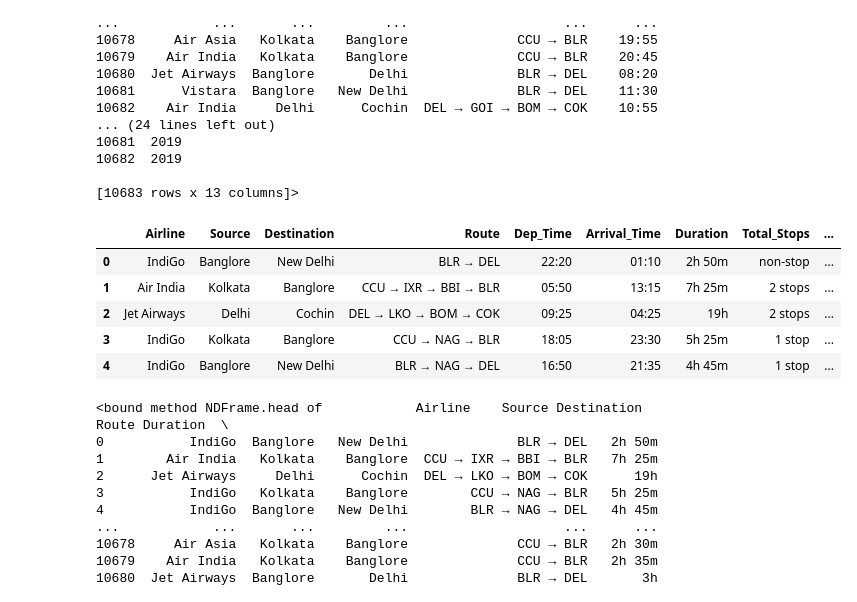
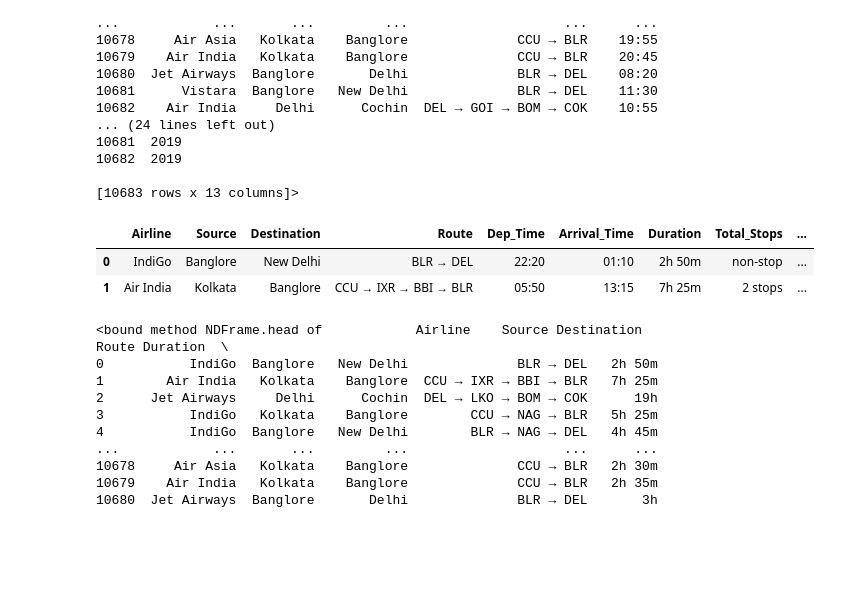
Before and after one commit to sunil-paul-hub/Data-Analysis, a Jupyter notebook: EDA_and_Feature_Engineering_Flights_Dataset/flight_price.ipynb, the cells around one changed output. Cells and saved outputs as stored; diff of their text form; code cells hidden in the pictures; blank space fills up the shorter version.

```diff
--- a/EDA_and_Feature_Engineering_Flights_Dataset/flight_price.ipynb
+++ b/EDA_and_Feature_Engineering_Flights_Dataset/flight_price.ipynb
@@ -155,14 +175,11 @@ df.head
 # %%
 # Fix Arrival_Time  Field
 df['Arrival_Time'] = df['Arrival_Time'].apply(lambda x:x.split(' ')[0])  # Remove all date entry and only keep hours and minutes
-df.head()
+df.head(2)
 # %% [output]
 |  | Airline | Source | Destination | Route | Dep_Time | Arrival_Time | Duration | Total_Stops | ... |
 | 0 | IndiGo | Banglore | New Delhi | BLR → DEL | 22:20 | 01:10 | 2h 50m | non-stop | ... |
 | 1 | Air India | Kolkata | Banglore | CCU → IXR → BBI → BLR | 05:50 | 13:15 | 7h 25m | 2 stops | ... |
-| 2 | Jet Airways | Delhi | Cochin | DEL → LKO → BOM → COK | 09:25 | 04:25 | 19h | 2 stops | ... |
-| 3 | IndiGo | Kolkata | Banglore | CCU → NAG → BLR | 18:05 | 23:30 | 5h 25m | 1 stop | ... |
-| 4 | IndiGo | Banglore | New Delhi | BLR → NAG → DEL | 16:50 | 21:35 | 4h 45m | 1 stop | ... |
 # %%
 # Drop Departure and Arrival columns
 try:
```
Also changed, not shown: parts of 3 cells of this notebook.
